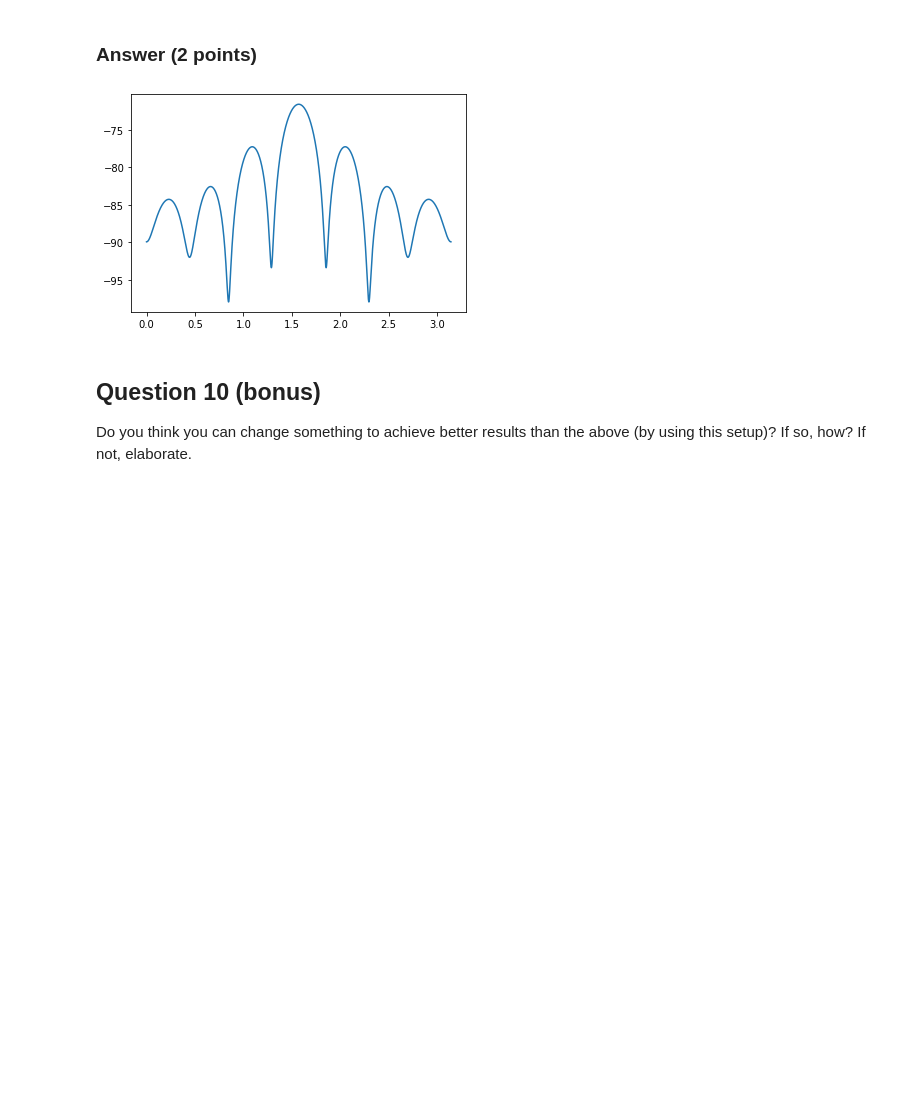
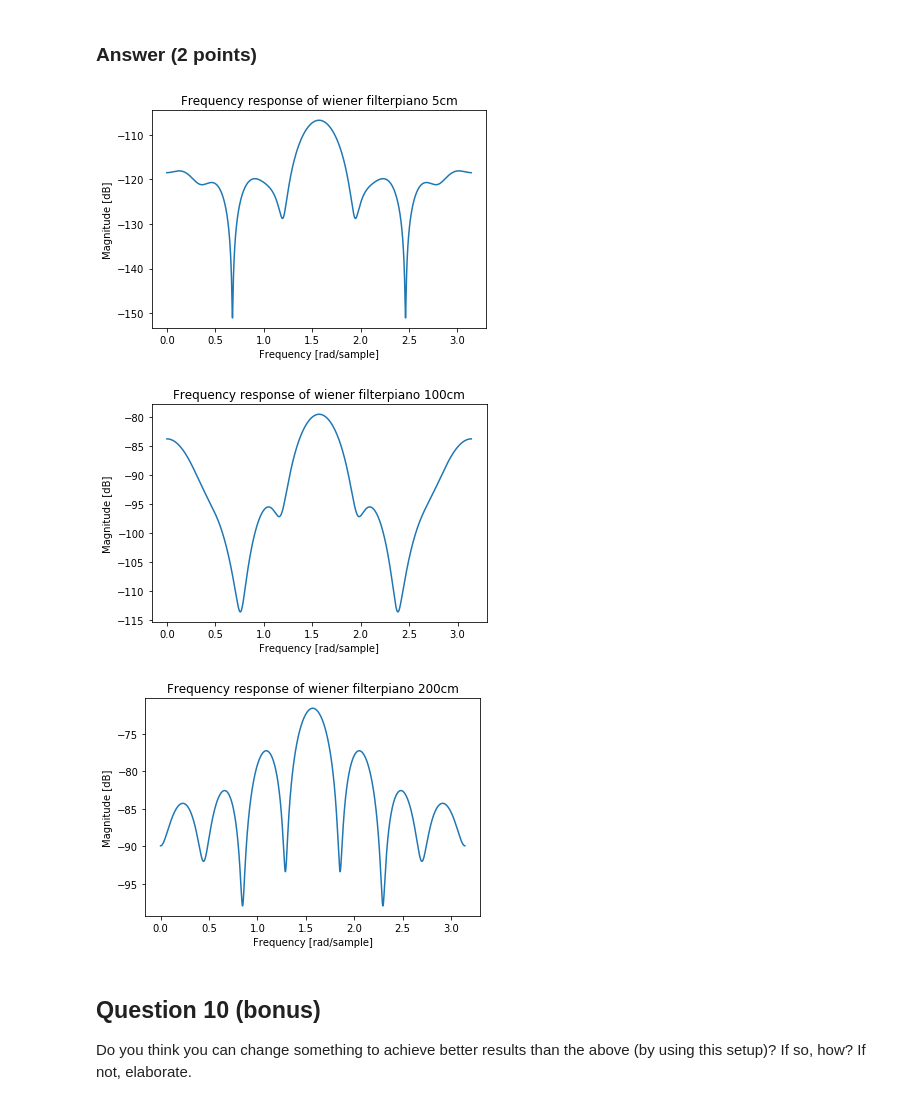
Before and after one commit to lphoogenboom/noisia, a Jupyter notebook: SC42150_PythonAssignment2_Denoising.ipynb, the cells around one changed output. Saved outputs shown, nothing was run; the diff lists cells and outputs as text; code cells hidden in the pictures; blank space fills up the shorter version.

```diff
--- a/SC42150_PythonAssignment2_Denoising.ipynb
+++ b/SC42150_PythonAssignment2_Denoising.ipynb
@@ -336,14 +349,16 @@ Now we will attempt to understand what the Wiener filter is doing. To that end w
 # %% [markdown]
 ### Answer (2 points)
 # %%
-Px = np.fft.fftshift(np.fft.fft(data_noised[i]))/len(data_noised[i])
-out = out
-Pdhat = np.fft.fftshift(np.fft.fft(out))/len(out)
-plt.plot(np.linspace(0,np.pi,len(Px)),20*np.log10(abs(Px)),alpha=0.5)
-plt.plot(np.linspace(0,np.pi,len(Pdhat)),20*np.log10(abs(Pdhat)),alpha=0.5)
+for i in range(3):
+    Px = np.fft.fftshift(np.fft.fft(data_noised[i]))/len(data_noised[i])
+    out = filterSignal(data_noised[i],N)
+    Pdhat = np.fft.fftshift(np.fft.fft(out))/len(out)
+    plt.plot(np.linspace(0,np.pi,len(Px)),20*np.log10(abs(Px)),alpha=0.5)
+    plt.plot(np.linspace(0,np.pi,len(Pdhat)),20*np.log10(abs(Pdhat)),alpha=0.5)
 
-plt.xlabel("Frequency [rad/sample]")
-plt.ylabel("Magnitude [dB]")
-plt.legend(["Recorded audio","Recovered audio"])
-plt.show()
+    plt.title(filenames[i].replace('.mat','').replace('_',' '))
+    plt.xlabel("Frequency [rad/sample]")
+    plt.ylabel("Magnitude [dB]")
+    plt.legend(["Recorded audio","Recovered audio"])
+    plt.show()
 # %% [output]
@@ -357,21 +374,26 @@ To further investigate what the Wiener filter is doing, we will plot its frequen
 # %% [markdown]
 ### Answer (2 points)
 # %%
-W=getWiener(data_noised[1],N)
-freqs = np.fft.fftfreq(len(data_noised[0]),d=1/22050)
+for i in range(3):
+    W=getWiener(data_noised[i],N)
+    freqs = np.fft.fftfreq(len(data_noised[0]),d=1/22050)
 
-freqs = sig.freqz(data_noised[0])
+    freqs = sig.freqz(data_noised[i])
 
-L = 22050
-N=10
-padded = np.zeros(L)
-padded[0:N] = W
-H = np.abs(np.fft.fftshift(np.fft.fft(padded))/len(padded))
-
-plt.plot(np.linspace(0,np.pi,len(H)),20*np.log10(H))
-plt.show()
+    L = 22050
+    N=10
+    padded = np.zeros(L)
+    padded[0:N] = W
+    H = np.abs(np.fft.fftshift(np.fft.fft(padded))/len(padded))
+    plt.title("Frequency response of wiener filter"+filenames[i].replace('.mat','').replace('_',' '))
+    plt.xlabel("Frequency [rad/sample]")
+    plt.ylabel("Magnitude [dB]")
+    plt.plot(np.linspace(0,np.pi,len(H)),20*np.log10(H))
+    plt.show()
 # %% [output]
-[figure, old version]
+[figure, new version]
+[figure, added]
+[figure, added]
 # %% [markdown]
 ## Question 10 (bonus)
 
```
Also changed, not shown: parts of 5 cells of this notebook.
